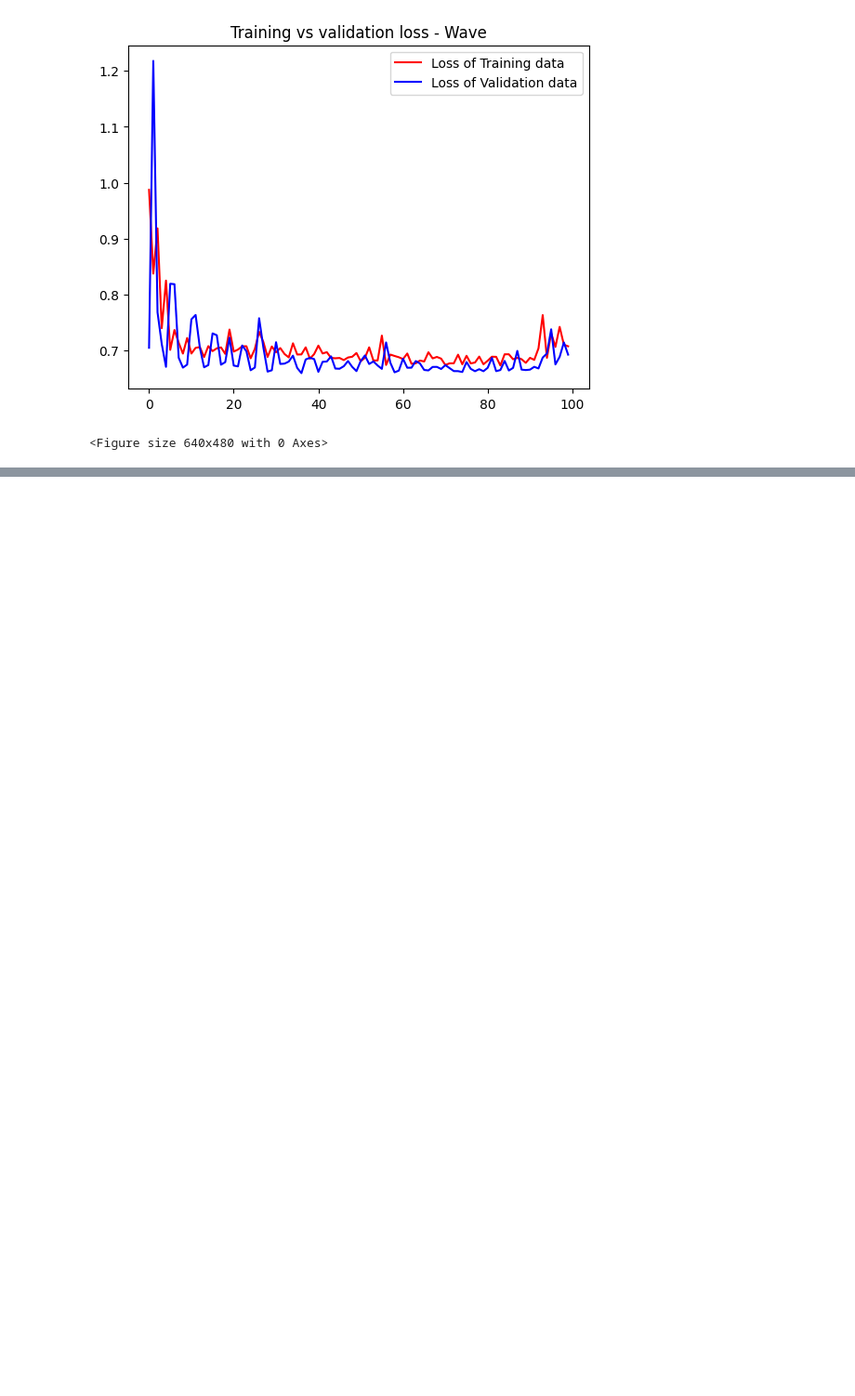
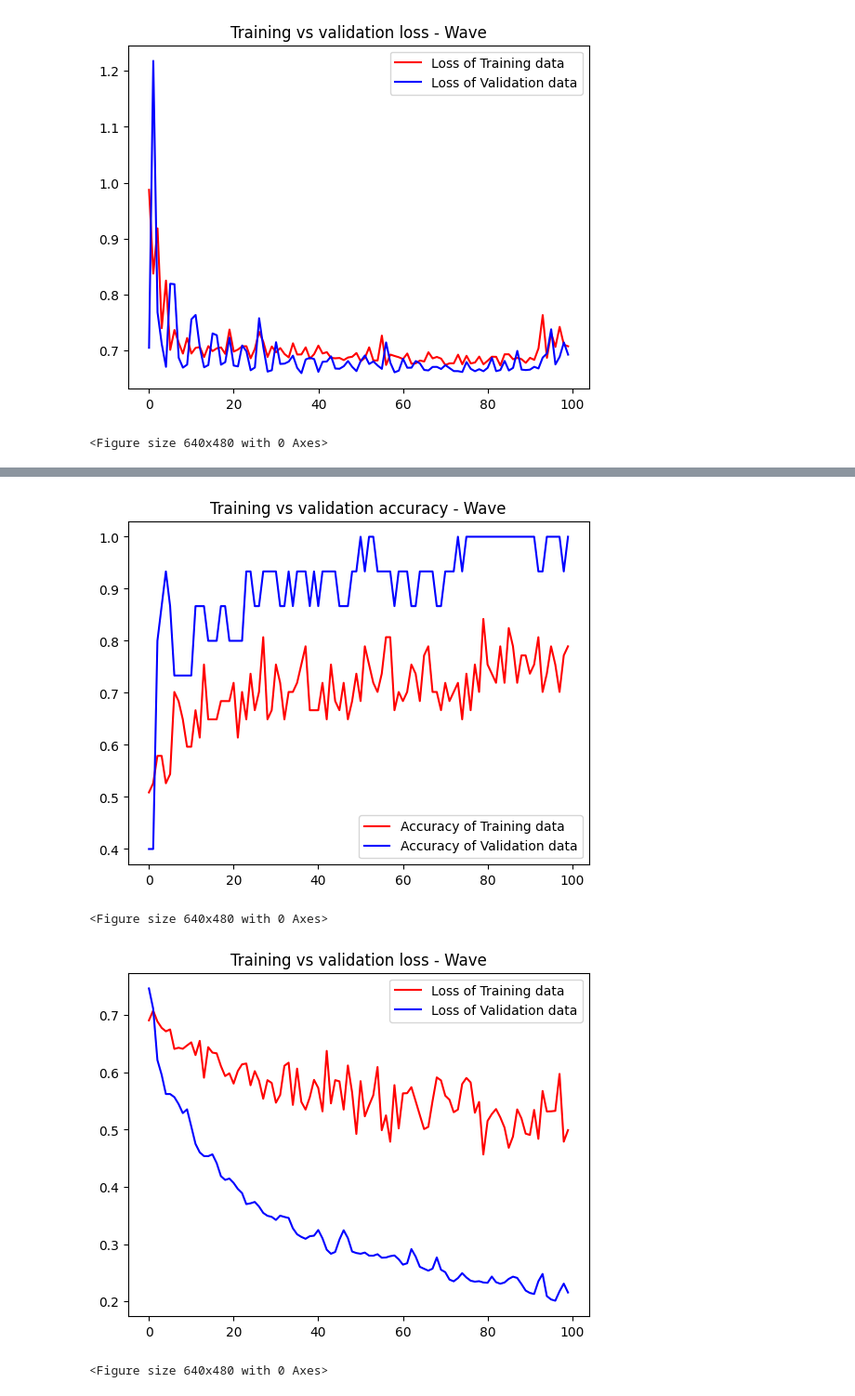
Before and after one commit to AmanSanatan/HeyDoc, a Jupyter notebook: Model/parkinson_model.ipynb, the cells around one changed output, grey strips where cells are left out. Shown: that part at 93% size. Cells and saved outputs as stored; diff of their text form; code cells hidden in the pictures; blank space fills up the shorter version.

```diff
--- a/Model/parkinson_model.ipynb
+++ b/Model/parkinson_model.ipynb
@@ -380,0 +484,25 @@ plt.show()
+# %%
+get_acc6 = wa_6.history['accuracy']
+value_acc6 = wa_6.history['val_accuracy']
+get_loss6 = wa_6.history['loss']
+validation_loss6 = wa_6.history['val_loss']
+
+epochs6 = range(len(get_acc6))
+plt.plot(epochs6, get_acc6, 'r',label='Accuracy of Training data')
+plt.plot(epochs6, value_acc6, 'b',label='Accuracy of Validation data')
+plt.title("Training vs validation accuracy - Wave")
+plt.legend(loc=0)
+plt.figure()
+plt.show()
+epochs6 = range(len(get_loss6))
+plt.plot(epochs6, get_loss6, 'r',label='Loss of Training data')
+plt.plot(epochs6, validation_loss6, 'b',label='Loss of Validation data')
+plt.title("Training vs validation loss - Wave")
+plt.legend(loc=0)
+plt.figure()
+plt.show()
+# %% [output]
+[figure, added]
+<Figure size 640x480 with 0 Axes>
+[figure, added]
+<Figure size 640x480 with 0 Axes>
```
Also changed, not shown: parts of 10 cells of this notebook.
